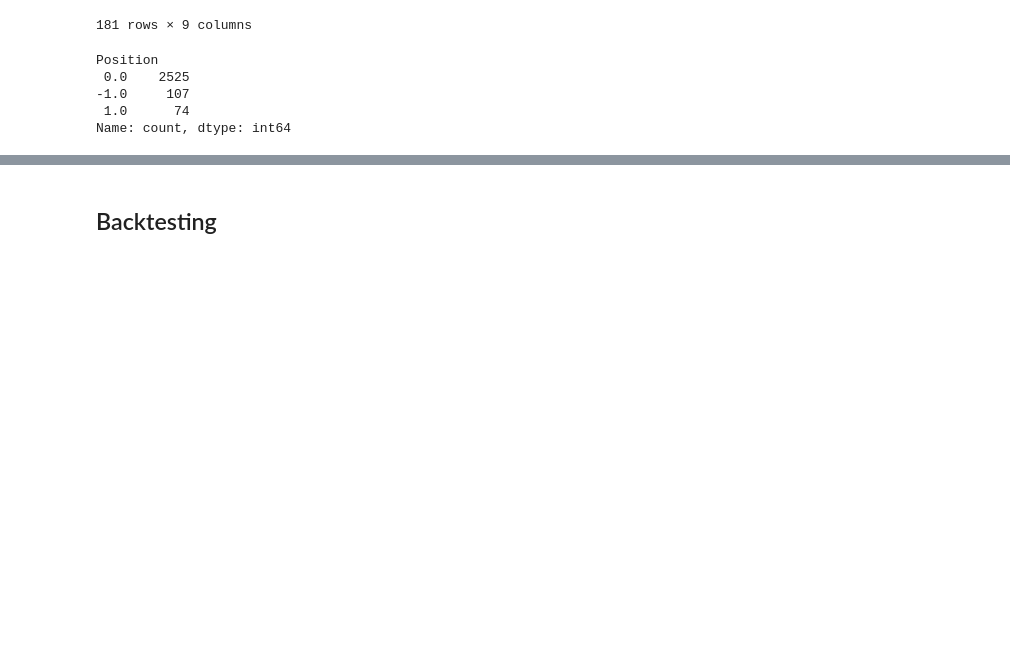
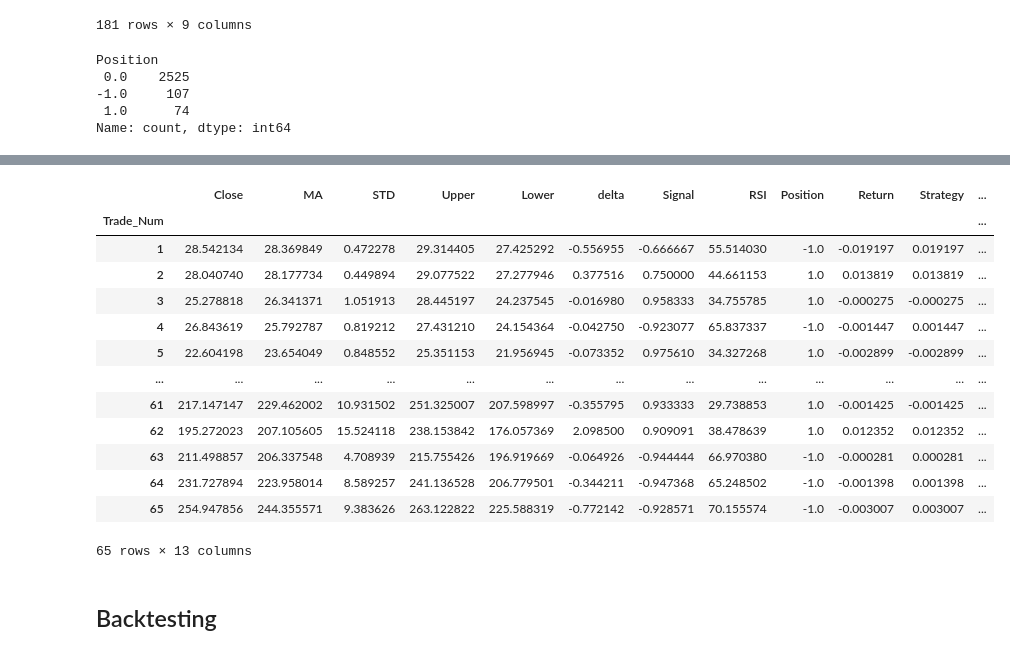
Before and after one commit to JamieW365/trading_algos, a Jupyter notebook: project2_bollinger/bollinger_mean_reversion.ipynb, the cells around one changed output, grey strips where cells are left out. Cells and saved outputs as stored; diff of their text form; code cells hidden in the pictures; blank space fills up the shorter version.

```diff
--- a/project2_bollinger/bollinger_mean_reversion.ipynb
+++ b/project2_bollinger/bollinger_mean_reversion.ipynb
@@ -219,3 +241,20 @@ bollinger(df, 'bound')
+# %%
+df[df['Position']!=0].groupby('Trade_Num').mean()
+# %% [output]
+|  | Close | MA | STD | Upper | Lower | delta | Signal | RSI | Position | Return | Strategy | ... |
+| Trade_Num |  |  |  |  |  |  |  |  |  |  |  | ... |
+| 1 | 28.542134 | 28.369849 | 0.472278 | 29.314405 | 27.425292 | -0.556955 | -0.666667 | 55.514030 | -1.0 | -0.019197 | 0.019197 | ... |
+| 2 | 28.040740 | 28.177734 | 0.449894 | 29.077522 | 27.277946 | 0.377516 | 0.750000 | 44.661153 | 1.0 | 0.013819 | 0.013819 | ... |
+| 3 | 25.278818 | 26.341371 | 1.051913 | 28.445197 | 24.237545 | -0.016980 | 0.958333 | 34.755785 | 1.0 | -0.000275 | -0.000275 | ... |
+| 4 | 26.843619 | 25.792787 | 0.819212 | 27.431210 | 24.154364 | -0.042750 | -0.923077 | 65.837337 | -1.0 | -0.001447 | 0.001447 | ... |
+| 5 | 22.604198 | 23.654049 | 0.848552 | 25.351153 | 21.956945 | -0.073352 | 0.975610 | 34.327268 | 1.0 | -0.002899 | -0.002899 | ... |
+| ... | ... | ... | ... | ... | ... | ... | ... | ... | ... | ... | ... | ... |
+| 61 | 217.147147 | 229.462002 | 10.931502 | 251.325007 | 207.598997 | -0.355795 | 0.933333 | 29.738853 | 1.0 | -0.001425 | -0.001425 | ... |
+| 62 | 195.272023 | 207.105605 | 15.524118 | 238.153842 | 176.057369 | 2.098500 | 0.909091 | 38.478639 | 1.0 | 0.012352 | 0.012352 | ... |
+| 63 | 211.498857 | 206.337548 | 4.708939 | 215.755426 | 196.919669 | -0.064926 | -0.944444 | 66.970380 | -1.0 | -0.000281 | 0.000281 | ... |
+| 64 | 231.727894 | 223.958014 | 8.589257 | 241.136528 | 206.779501 | -0.344211 | -0.947368 | 65.248502 | -1.0 | -0.001398 | 0.001398 | ... |
+| 65 | 254.947856 | 244.355571 | 9.383626 | 263.122822 | 225.588319 | -0.772142 | -0.928571 | 70.155574 | -1.0 | -0.003007 | 0.003007 | ... |
+65 rows × 13 columns
 # %% [markdown]
 ## Backtesting
 # %%
```
Also changed, not shown: parts of 2 cells of this notebook.
